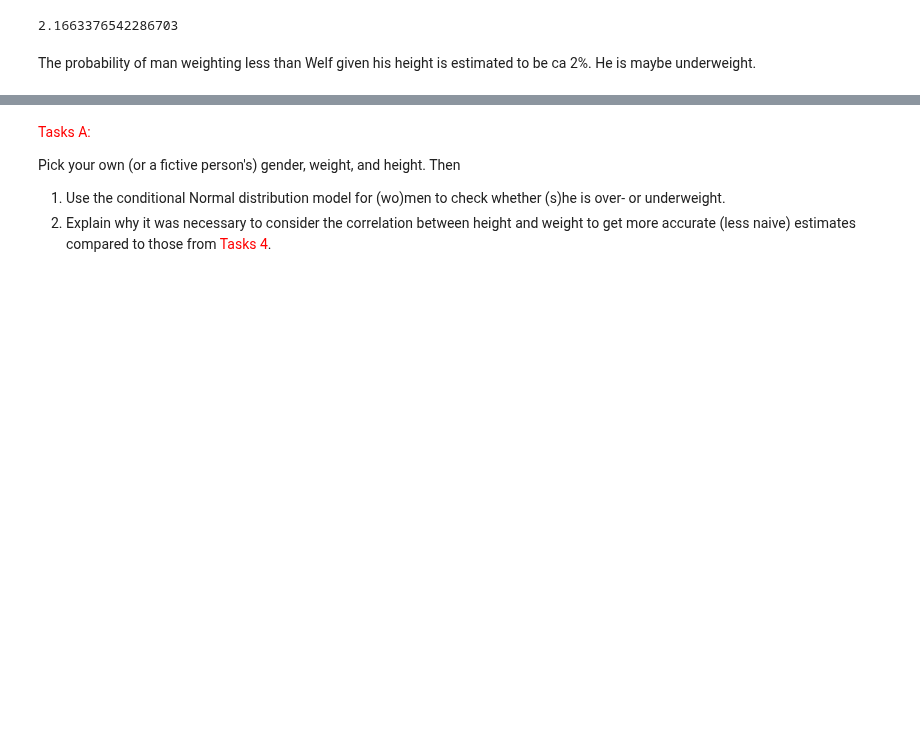
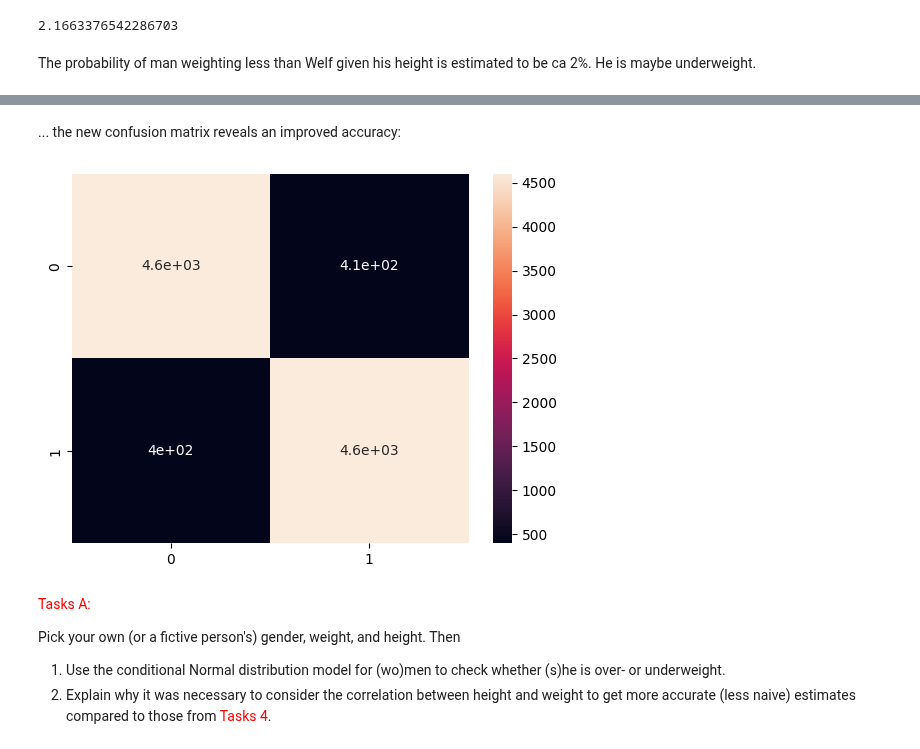
Before and after one commit to WelfLowe/ML4non-programmers, a Jupyter notebook: AI_Technology_Introduction.ipynb, the cells around one changed output, grey strips where cells are left out. Saved outputs shown, nothing was run; the diff lists cells and outputs as text; code cells hidden in the pictures; blank space fills up the shorter version.

```diff
--- a/AI_Technology_Introduction.ipynb
+++ b/AI_Technology_Introduction.ipynb
@@ -543,0 +546,11 @@ The probability of man weighting less than Welf given his height is estimated to
+# %%
+def male_female_qda(act_weight,act_height):
+  mn_m = multivariate_normal(mean=mu_m, cov=cov_m)
+  mn_f = multivariate_normal(mean=mu_f, cov=cov_f)
+  p_m = mn_m.pdf([act_height, act_weight])
+  p_f = mn_f.pdf([act_height, act_weight])
+  #print(p_m, p_f)
+  if p_m > p_f:
+    return 1
+  else:
+    return 0
@@ -543,0 +570,5 @@ The probability of man weighting less than Welf given his height is estimated to
+# %%
+df_test = pd.DataFrame()
+df_test['True Gender'] = data['Gender']
+df_test['Pred Gender'] = data.apply(lambda x: male_female_qda(x['Weight'] , x['Height']), axis=1)
+df_test.head(10)
@@ -544,3 +587,12 @@ The probability of man weighting less than Welf given his height is estimated to
+# %% [markdown]
+... the new confusion matrix reveals an improved accuracy:
+# %%
+cf_matrix = confusion_matrix(df_test.iloc[:, 0].values.reshape(-1, 1) , df_test.iloc[:, 1].values.reshape(-1, 1))
+df_cm = pd.DataFrame(cf_matrix, range(2), range(2))
+sn.heatmap(df_cm, annot=True)
+plt.show()
+# %% [output]
+[figure, added]
 # %% [markdown]
 <font color='red'>Tasks A:</font>
 
```
Also changed, not shown: parts of 27 cells of this notebook.
